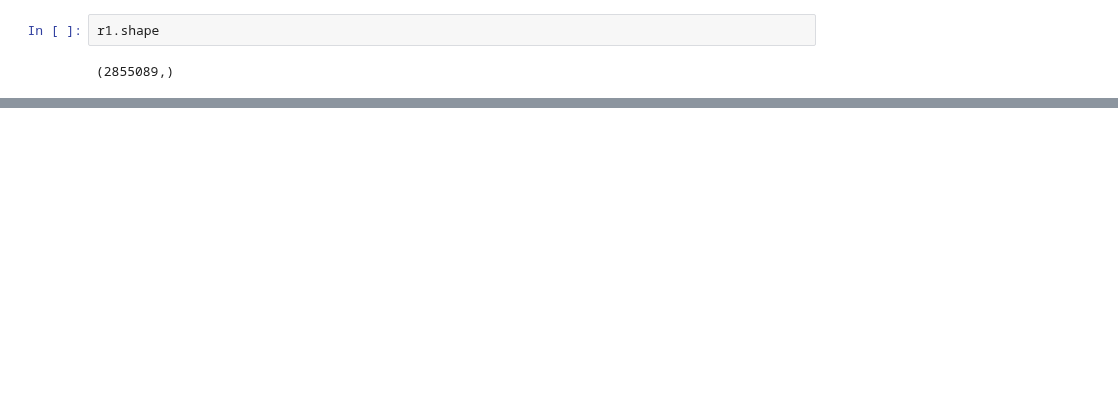
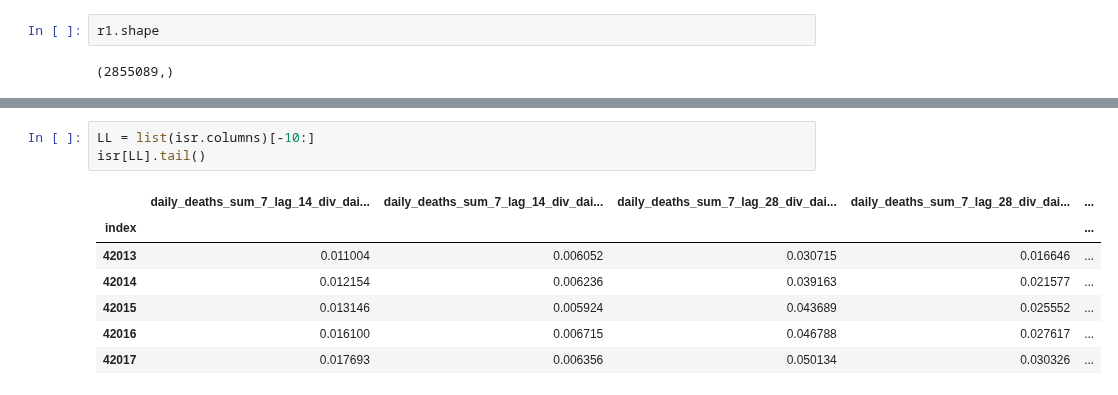
Before and after one commit to bdi2357/Covid19_forecasting, a Jupyter notebook: Mobility.ipynb, the cells around one changed output, grey strips where cells are left out. Saved outputs shown, nothing was run; the diff lists cells and outputs as text; blank space fills up the shorter version.

```diff
--- a/Mobility.ipynb
+++ b/Mobility.ipynb
@@ -121,0 +223,11 @@ r1.shape
+# %%
+LL = list(isr.columns)[-10:]
+isr[LL].tail()
+# %% [output]
+|  | daily_deaths_sum_7_lag_14_div_dai... | daily_deaths_sum_7_lag_14_div_dai... | daily_deaths_sum_7_lag_28_div_dai... | daily_deaths_sum_7_lag_28_div_dai... | ... |
+| index |  |  |  |  | ... |
+| 42013 | 0.011004 | 0.006052 | 0.030715 | 0.016646 | ... |
+| 42014 | 0.012154 | 0.006236 | 0.039163 | 0.021577 | ... |
+| 42015 | 0.013146 | 0.005924 | 0.043689 | 0.025552 | ... |
+| 42016 | 0.016100 | 0.006715 | 0.046788 | 0.027617 | ... |
+| 42017 | 0.017693 | 0.006356 | 0.050134 | 0.030326 | ... |
```
Also changed, not shown: parts of 16 cells of this notebook, 2 other files.
